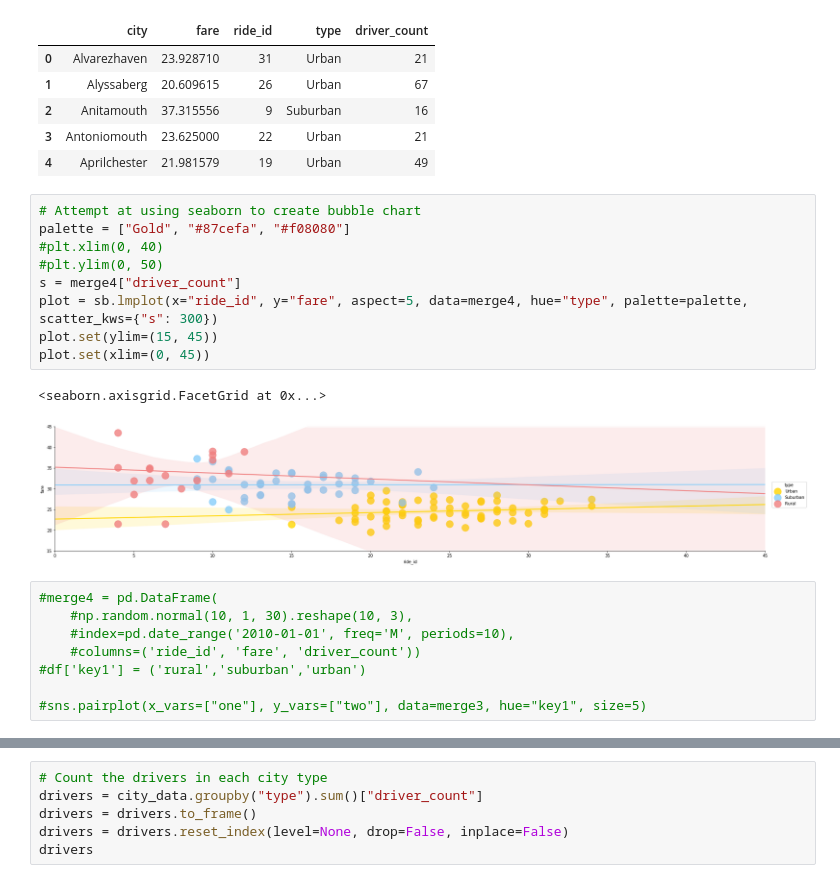
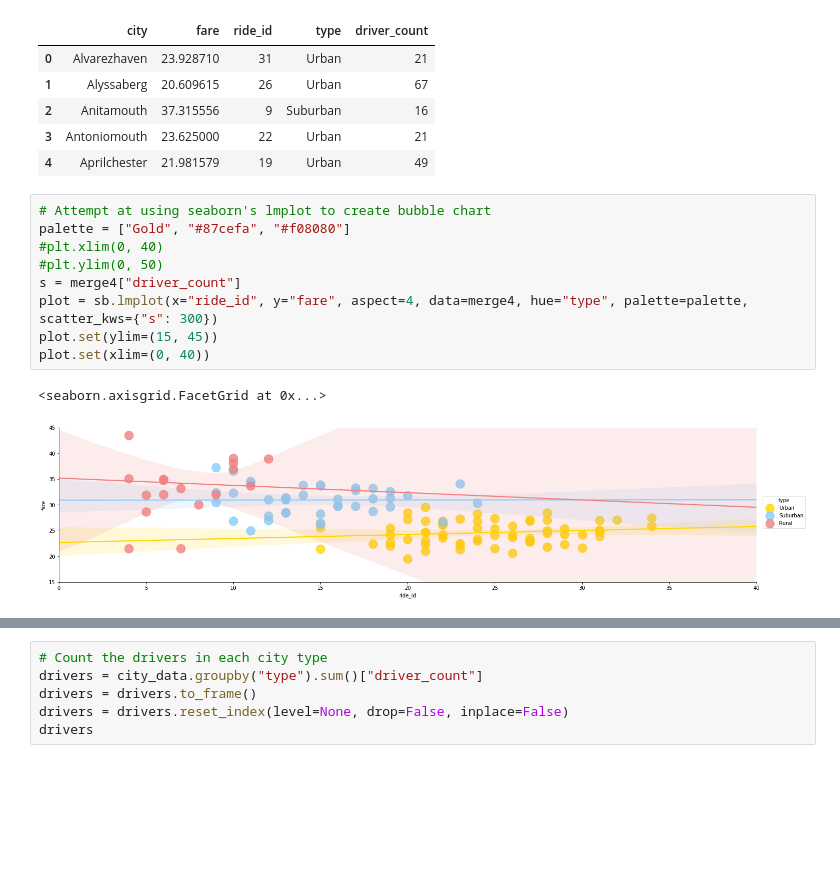
Before and after one commit to ehyoder/Matplotlib, a Jupyter notebook: Pyber_homework_Beth_Yoder_new.ipynb, the cells around one changed output, grey strips where cells are left out. Saved outputs shown, nothing was run; the diff lists cells and outputs as text; blank space fills up the shorter version.

```diff
--- a/Pyber_homework_Beth_Yoder_new.ipynb
+++ b/Pyber_homework_Beth_Yoder_new.ipynb
@@ -64,22 +64,14 @@ merge4.head()
 | 3 | Antoniomouth | 23.625000 | 22 | Urban | 21 |
 | 4 | Aprilchester | 21.981579 | 19 | Urban | 49 |
 # %%
-# Attempt at using seaborn to create bubble chart
+# Attempt at using seaborn's lmplot to create bubble chart
 palette = ["Gold", "#87cefa", "#f08080"]
 #plt.xlim(0, 40)
 #plt.ylim(0, 50)
 s = merge4["driver_count"]
-plot = sb.lmplot(x="ride_id", y="fare", aspect=5, data=merge4, hue="type", palette=palette, scatter_kws={"s": 300})
+plot = sb.lmplot(x="ride_id", y="fare", aspect=4, data=merge4, hue="type", palette=palette, scatter_kws={"s": 300})
 plot.set(ylim=(15, 45))
-plot.set(xlim=(0, 45))
+plot.set(xlim=(0, 40))
 # %% [output]
 <seaborn.axisgrid.FacetGrid at 0x...>
-[figure, old version]
+[figure, new version]
-# %%
-#merge4 = pd.DataFrame(
-    #np.random.normal(10, 1, 30).reshape(10, 3),
-    #index=pd.date_range('2010-01-01', freq='M', periods=10),
-    #columns=('ride_id', 'fare', 'driver_count'))
-#df['key1'] = ('rural','suburban','urban')
-
-#sns.pairplot(x_vars=["one"], y_vars=["two"], data=merge3, hue="key1", size=5)
```
Also changed, not shown: parts of 3 cells of this notebook, 1 other file.
